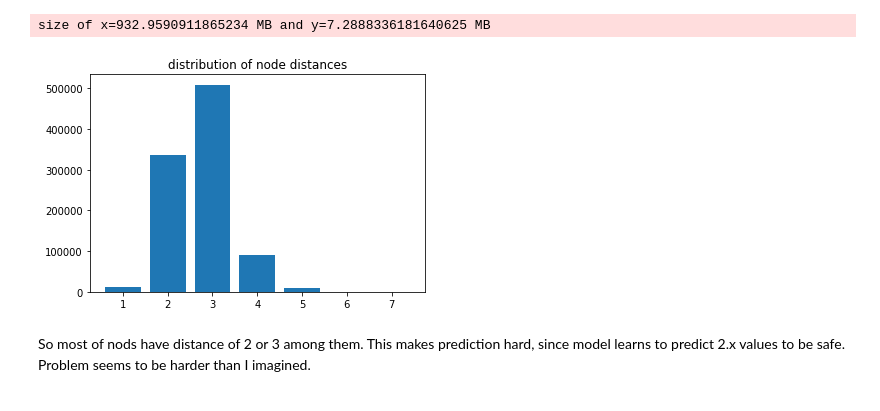
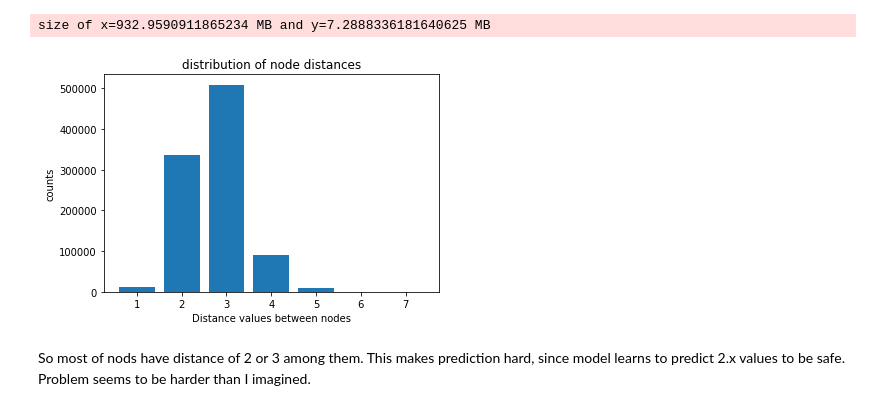
Before and after one commit to nayash/shortest-distance-approx-deep-learning, a Jupyter notebook: src/fun.ipynb, the cells around one changed output. Drawn from its saved outputs; the diff is of its cells as text; code cells hidden in the pictures.

```diff
--- a/src/fun.ipynb
+++ b/src/fun.ipynb
@@ -69,11 +69,13 @@ size of x=932.9590911865234 MB and y=7.2888336181640625 MB
 # %%
 from matplotlib import pyplot as plt
 
 values, counts = np.unique(y, return_counts=True)
 plt.bar(values, counts, align='center')
 plt.title('distribution of node distances')
+plt.xlabel('Distance values between nodes')
+plt.ylabel('counts')
 plt.show()
 # %% [output]
-[figure, old version]
+[figure, new version]
 # %% [markdown]
 So most of nods have distance of 2 or 3 among them. This makes prediction hard, since model learns to predict 2.x values to be safe. Problem seems to be harder than I imagined.
```
